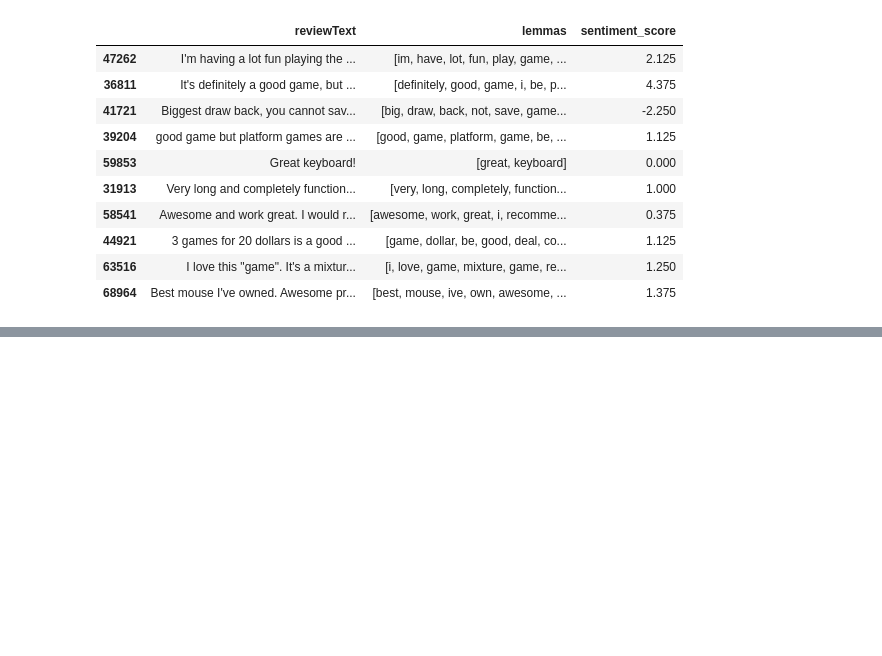
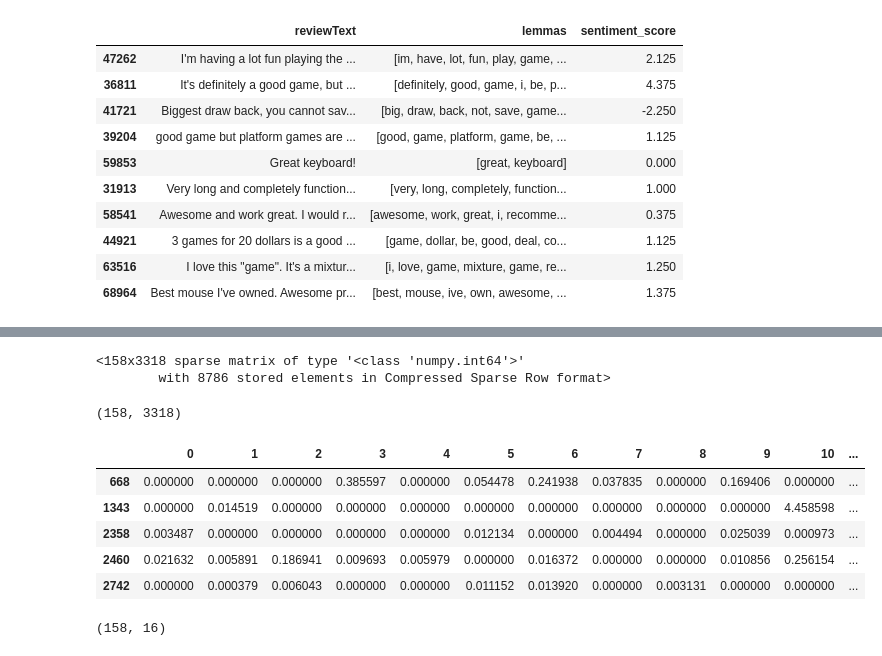
Before and after one commit to oranje19/NBM-Unsupervised, a Jupyter notebook: MVP.ipynb, the cells around one changed output, grey strips where cells are left out. Drawn from its saved outputs; the diff is of its cells as text; code cells hidden in the pictures; blank space fills up the shorter version.

```diff
--- a/MVP.ipynb
+++ b/MVP.ipynb
@@ -188,0 +208,10 @@ reviews[['reviewText', 'lemmas', 'sentiment_score']].sample(10)
+# %%
+doc_term_data = vectorizer.fit_transform(reviews['reviewText'])
+doc_term_data
+# %% [output]
+<158x3318 sparse matrix of type '<class 'numpy.int64'>'
+        with 8786 stored elements in Compressed Sparse Row format>
+# %%
+doc_term_data.shape
+# %% [output]
+(158, 3318)
@@ -188,0 +227,13 @@ reviews[['reviewText', 'lemmas', 'sentiment_score']].sample(10)
+# %%
+doc_topic_df.head()
+# %% [output]
+|  | 0 | 1 | 2 | 3 | 4 | 5 | 6 | 7 | 8 | 9 | 10 | ... |
+| 668 | 0.000000 | 0.000000 | 0.000000 | 0.385597 | 0.000000 | 0.054478 | 0.241938 | 0.037835 | 0.000000 | 0.169406 | 0.000000 | ... |
+| 1343 | 0.000000 | 0.014519 | 0.000000 | 0.000000 | 0.000000 | 0.000000 | 0.000000 | 0.000000 | 0.000000 | 0.000000 | 4.458598 | ... |
+| 2358 | 0.003487 | 0.000000 | 0.000000 | 0.000000 | 0.000000 | 0.012134 | 0.000000 | 0.004494 | 0.000000 | 0.025039 | 0.000973 | ... |
+| 2460 | 0.021632 | 0.005891 | 0.186941 | 0.009693 | 0.005979 | 0.000000 | 0.016372 | 0.000000 | 0.000000 | 0.010856 | 0.256154 | ... |
+| 2742 | 0.000000 | 0.000379 | 0.006043 | 0.000000 | 0.000000 | 0.011152 | 0.013920 | 0.000000 | 0.003131 | 0.000000 | 0.000000 | ... |
+# %%
+doc_topic_df.shape
+# %% [output]
+(158, 16)
```
Also changed, not shown: parts of 20 cells of this notebook, 1 other file.
